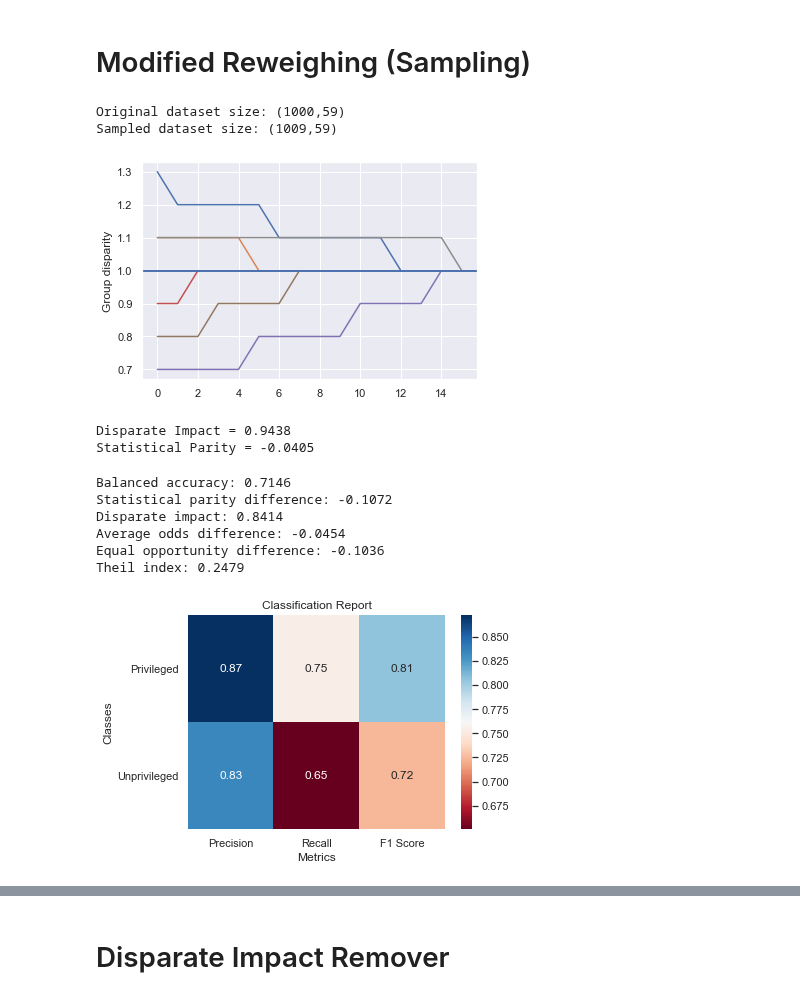
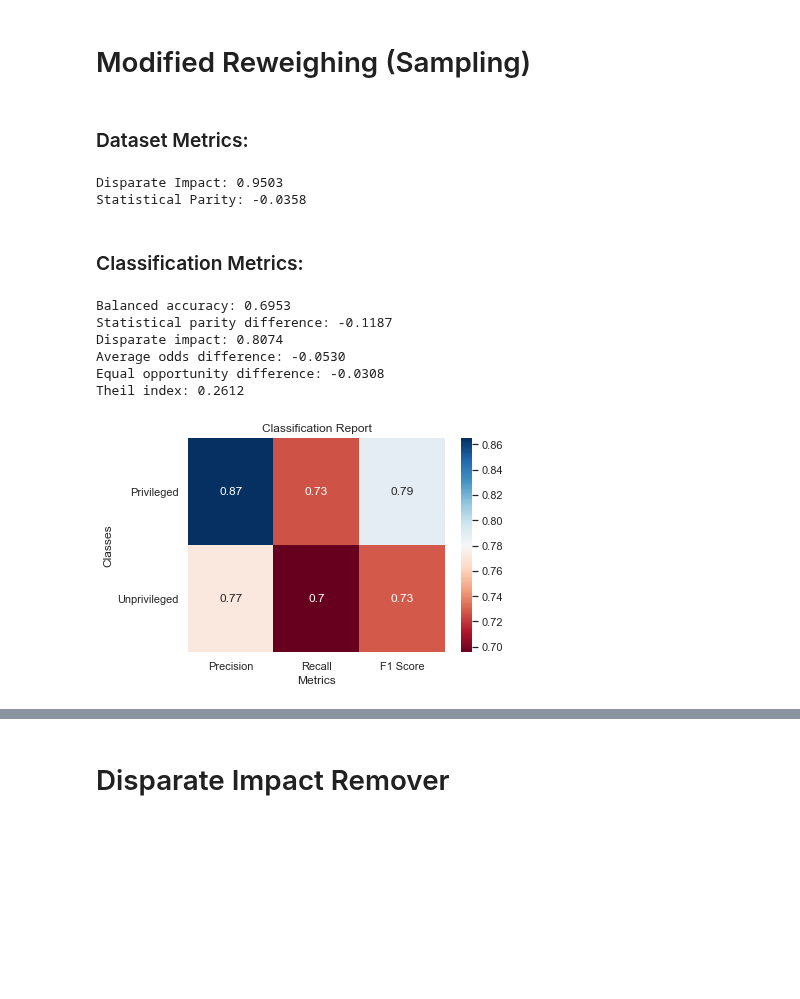
Before and after one commit to giordanoDaloisio/bias-mitigation-methods, a Jupyter notebook: German.ipynb, the cells around one changed output, grey strips where cells are left out. Saved outputs shown, nothing was run; the diff lists cells and outputs as text; code cells hidden in the pictures; blank space fills up the shorter version.

```diff
--- a/German.ipynb
+++ b/German.ipynb
@@ -206,34 +197,24 @@ plt.show()
 # %% [markdown]
 # Modified Reweighing (Sampling)
 # %%
-sampled_data = sample_dataset(
-    df,
-    [(df['sex']==0)&(df['age']==0), (df['sex']==1)&(df['age']==0), (df['sex']==0)&(df['age']==1), (df['sex']==1)&(df['age']==1)],
-    df['credit']==1,
-    df['credit']==0,
-    ['sex', 'age'],
-    'credit', round_level=1)
+sampler = Sampler(round_level=1)
+sampled_data = german.copy()
-# %% [output]
-Original dataset size: (1000,59)
-Sampled dataset size: (1009,59)
-[figure, removed]
-# %%
-metrics = compute_dataset_fairness_metrics(sampled_data, unpriv_group, priv_group)
-# %% [output]
-Disparate Impact = 0.9438
-Statistical Parity = -0.0405
 # %%
 sampled_class = classify(
     make_pipeline(StandardScaler(), LogisticRegression(class_weight='balanced', solver='liblinear')),
-    sampled_data, priv_group, unpriv_group)
+    sampled_data, priv_group, unpriv_group, debiaser=sampler, n_splits=5)
 # %% [output]
+### Dataset Metrics:
-Balanced accuracy: 0.7146
-Statistical parity difference: -0.1072
-Disparate impact: 0.8414
-Average odds difference: -0.0454
-Equal opportunity difference: -0.1036
-Theil index: 0.2479
+Disparate Impact: 0.9503
+Statistical Parity: -0.0358
+### Classification Metrics:
+Balanced accuracy: 0.6953
+Statistical parity difference: -0.1187
+Disparate impact: 0.8074
+Average odds difference: -0.0530
+Equal opportunity difference: -0.0308
+Theil index: 0.2612
-[figure, old version]
+[figure, new version]
 # %%
 plot_metrics_comparison(bias_class, sampled_class, 'Bias Dataset', 'Sampled')
 plot_metrics_comparison(rw_class, sampled_class, 'Reweighed', 'Sampled')
```
Also changed, not shown: parts of 35 cells of this notebook, 5 other files.
